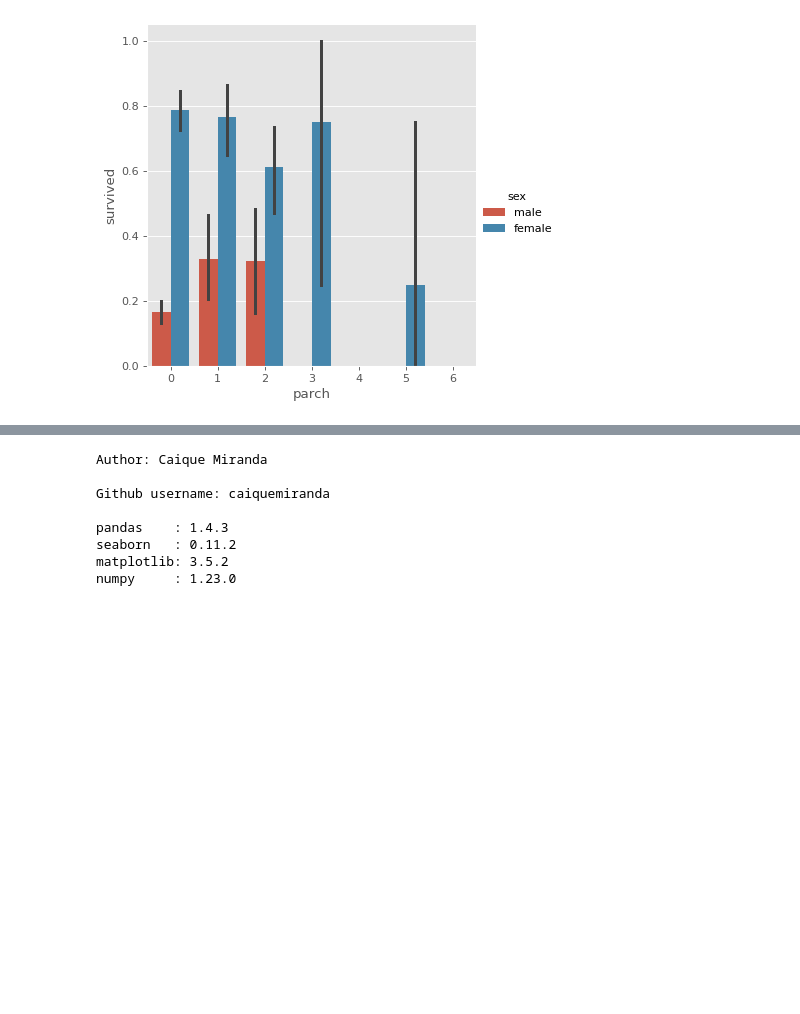
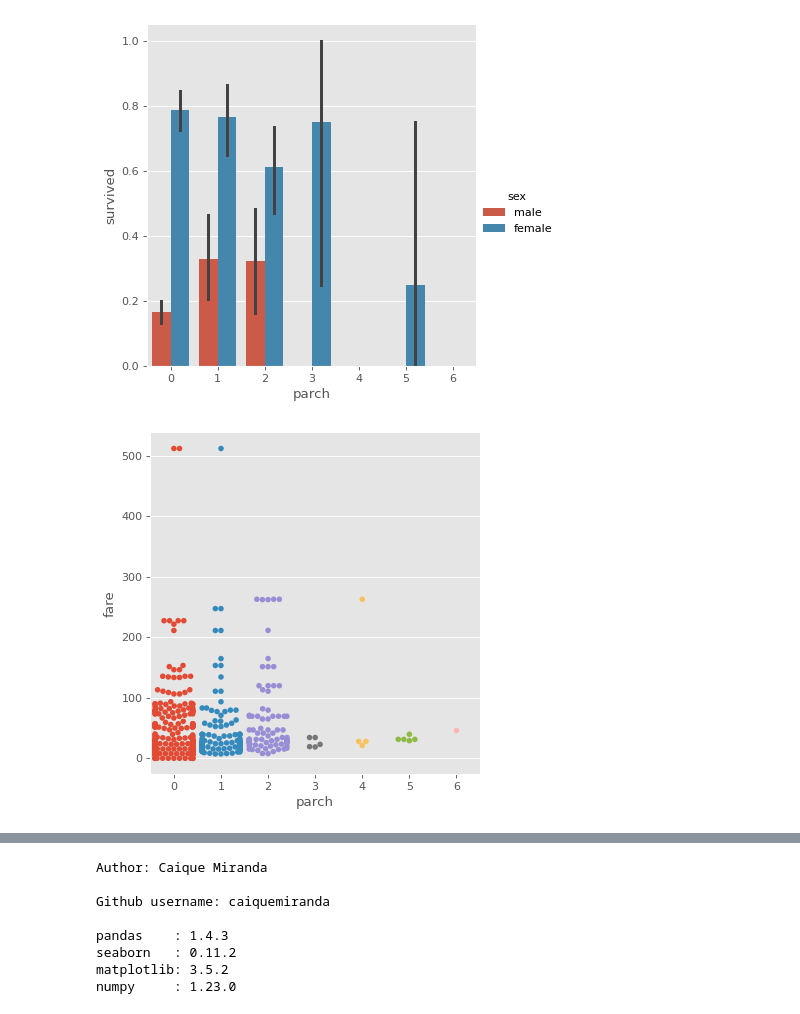
Before and after one commit to caiquemiranda/data-visualization-python, a Jupyter notebook: 10-analysis-visualization-titanic-dataset.ipynb, the cells around one changed output, grey strips where cells are left out. Saved outputs shown, nothing was run; the diff lists cells and outputs as text; code cells hidden in the pictures; blank space fills up the shorter version.

```diff
--- a/10-analysis-visualization-titanic-dataset.ipynb
+++ b/10-analysis-visualization-titanic-dataset.ipynb
@@ -781,3 +781,10 @@ sns.catplot(x= 'parch',
             data= titanic);
 # %% [output]
 [figure]
+# %%
+sns.catplot(x= 'parch',
+            y= 'fare',
+            kind= 'swarm',
+            data= titanic,);
+# %% [output]
+[figure, added]
```
Also changed, not shown: parts of 4 cells of this notebook.
